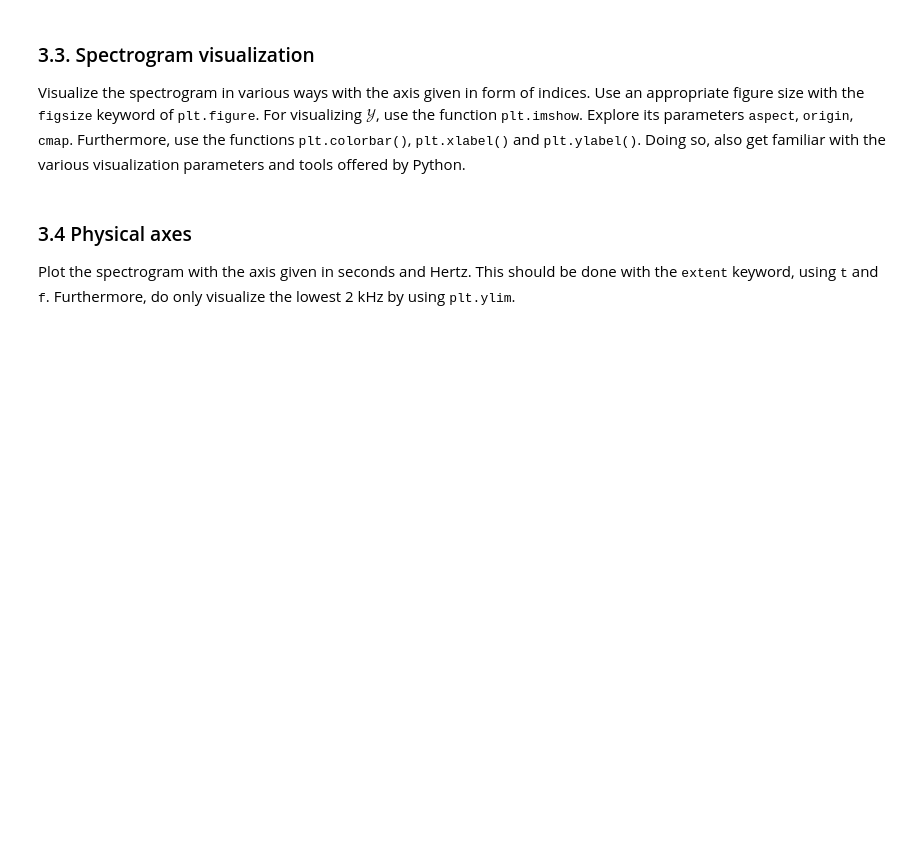
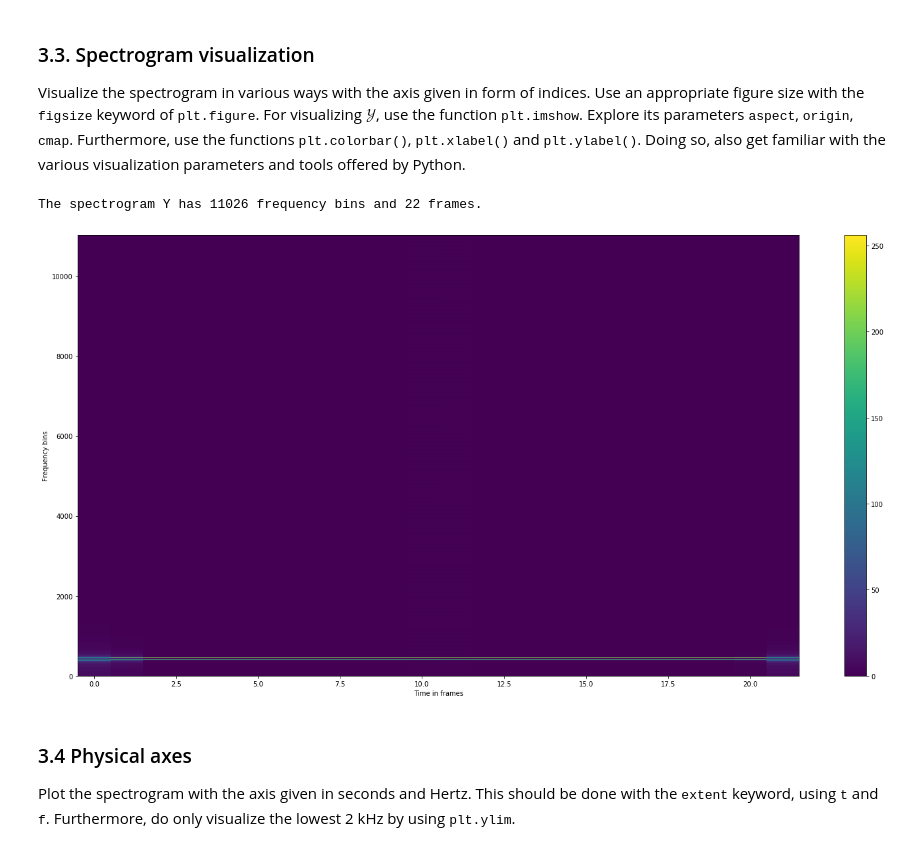
Before and after one commit to marc-philipp-knechtle/mir, a Jupyter notebook: ExerciseMIR/exercise03.ipynb, the cells around one changed output. Saved outputs shown, nothing was run; the diff lists cells and outputs as text; code cells hidden in the pictures; blank space fills up the shorter version.

```diff
--- a/ExerciseMIR/exercise03.ipynb
+++ b/ExerciseMIR/exercise03.ipynb
@@ -326,9 +326,12 @@ I think the goal here is more to compute the general function, not the visualiza
 """
 
 def squared_magnitude(stft_value):
-    return abs(stft_value)**2
+    return abs(stft_value)
 
 spectrogram_calc = np.vectorize(squared_magnitude)
 spectrogram = spectrogram_calc(stft)
 print(str(spectrogram))
+
+# assertion that the 'manual' computation above is equal to the automatic np computation (see B_PythonVisualization.ipynb)
+assert np.all(np.abs(stft) == spectrogram)
 # %% [output]
@@ -445,3 +463,34 @@ from matplotlib import pyplot as plt
+# %%
+from matplotlib.pyplot import figure
+from matplotlib import pyplot as plt
+%matplotlib inline
+
+## your code here...
+"""
+* axis given in form of indices?
+* for Visualizing Y, use (...) plt.imshow
+    - Y is the spectrogram
+    - plt.imshow see below
+    - parameters:
+        # aspect = aspect ratio of the axes, options: auto and equal. equal (the default) ensures equal pixel aspect ratio, auto ensures that the data fits in the axes
+        # origin = where to place the [0, 0], available options are 'upper' or 'lower'
+        # cmap = colormap, viridis is the default
+* additional functions plt.colorbar(), plt.xlabel(), plt.ylabel()
+    - plt.colorbar()
+    - plt.xlabel() -> sets the label on the x axis
+    - plt.ylabel() -> sets the label on the y axis
+"""
+
+print('The spectrogram Y has %d frequency bins and %d frames.' % (spectrogram.shape[0], spectrogram.shape[1]))
+fig: figure = plt.figure(figsize=(20, 10))
+plt.imshow(spectrogram, cmap='viridis', aspect='auto', origin='lower')
+plt.xlabel('Time in frames')
+plt.ylabel('Frequency bins')
+plt.colorbar() # shows the right intensity colorbar
+plt.tight_layout() # matches the layout of the figure to the available screen estate
+# %% [output]
+The spectrogram Y has 11026 frequency bins and 22 frames.
+[figure, added]
 # %% [markdown]
 ### 3.4 Physical axes
 
```
Also changed, not shown: parts of 4 cells of this notebook.
